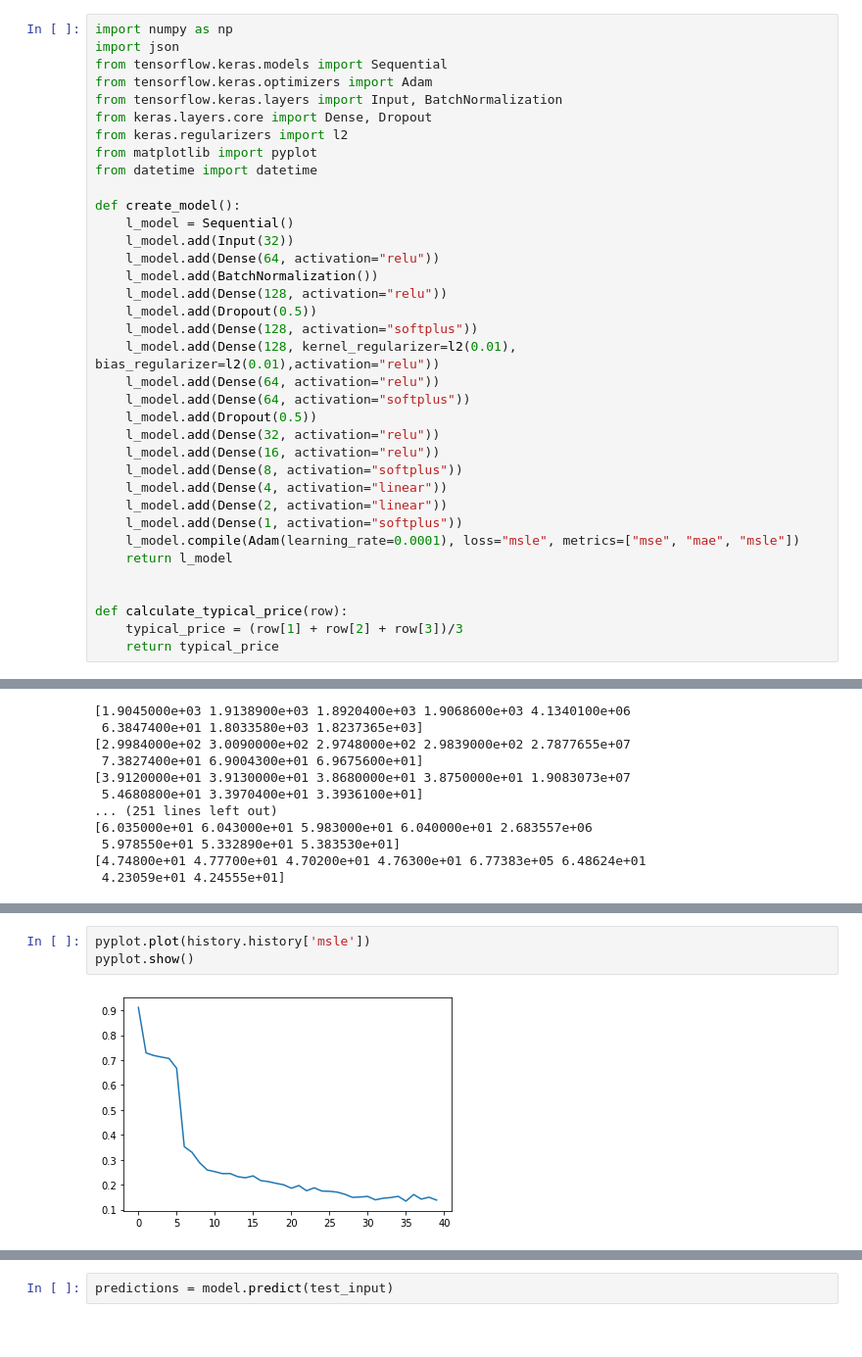
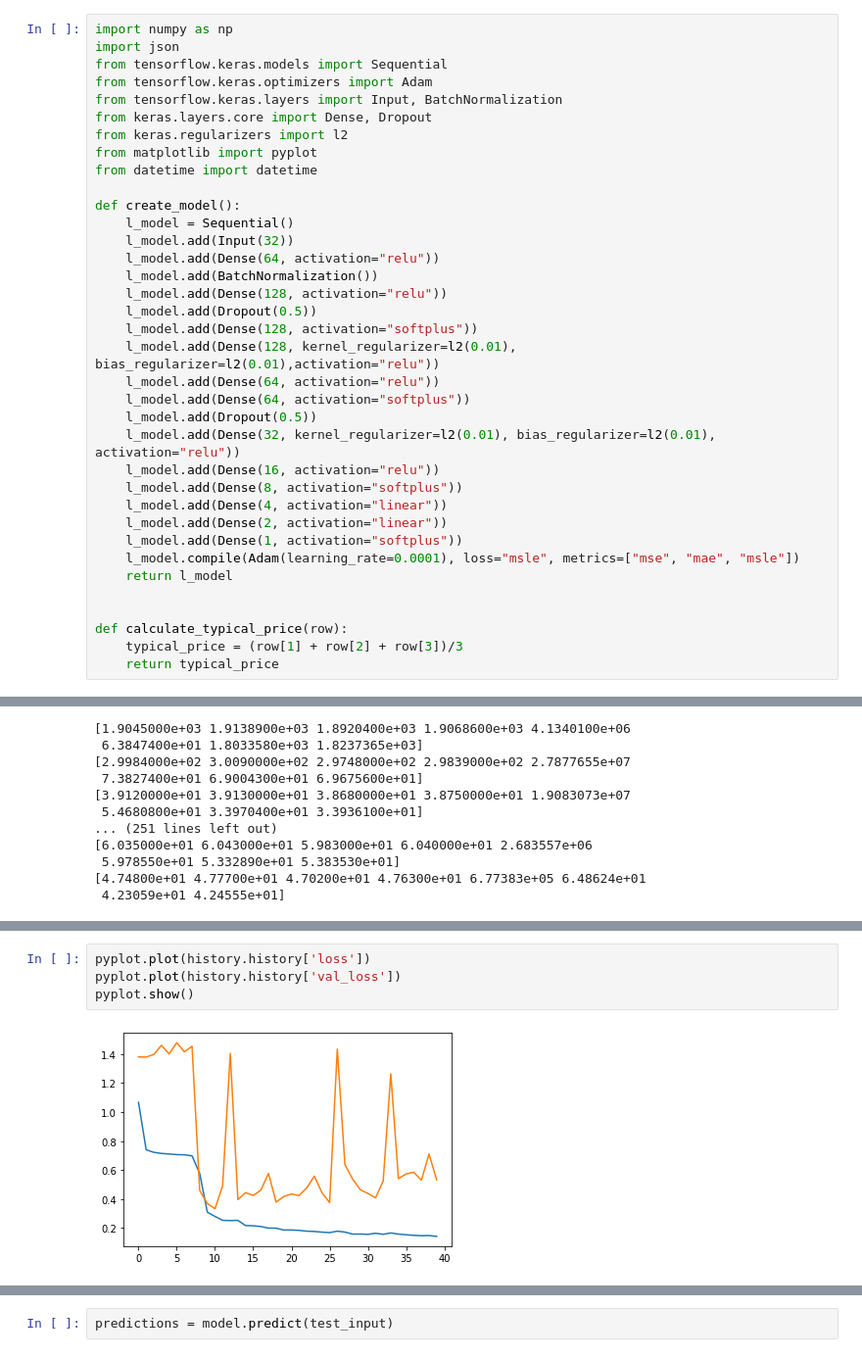
Before and after one commit to mikulicmateo/StockPrediction, a Jupyter notebook: StockPredict.ipynb, the cells around one changed output, grey strips where cells are left out. Shown at 98% size. Cells and saved outputs as stored; diff of their text form.

```diff
--- a/StockPredict.ipynb
+++ b/StockPredict.ipynb
@@ -23,7 +23,7 @@ def create_model():
     l_model.add(Dense(64, activation="relu"))
     l_model.add(Dense(64, activation="softplus"))
     l_model.add(Dropout(0.5))
-    l_model.add(Dense(32, activation="relu"))
+    l_model.add(Dense(32, kernel_regularizer=l2(0.01), bias_regularizer=l2(0.01), activation="relu"))
     l_model.add(Dense(16, activation="relu"))
     l_model.add(Dense(8, activation="softplus"))
     l_model.add(Dense(4, activation="linear"))
@@ -215,8 +209,9 @@ Epoch 40/40
 # %%
-pyplot.plot(history.history['msle'])
+pyplot.plot(history.history['loss'])
+pyplot.plot(history.history['val_loss'])
 pyplot.show()
 # %% [output]
-[figure, old version]
+[figure, new version]
 # %%
 results = model.evaluate(valid_input, valid_output, batch_size=32)
 print("***Validation: ", results)
```
Also changed, not shown: parts of 12 cells of this notebook.
